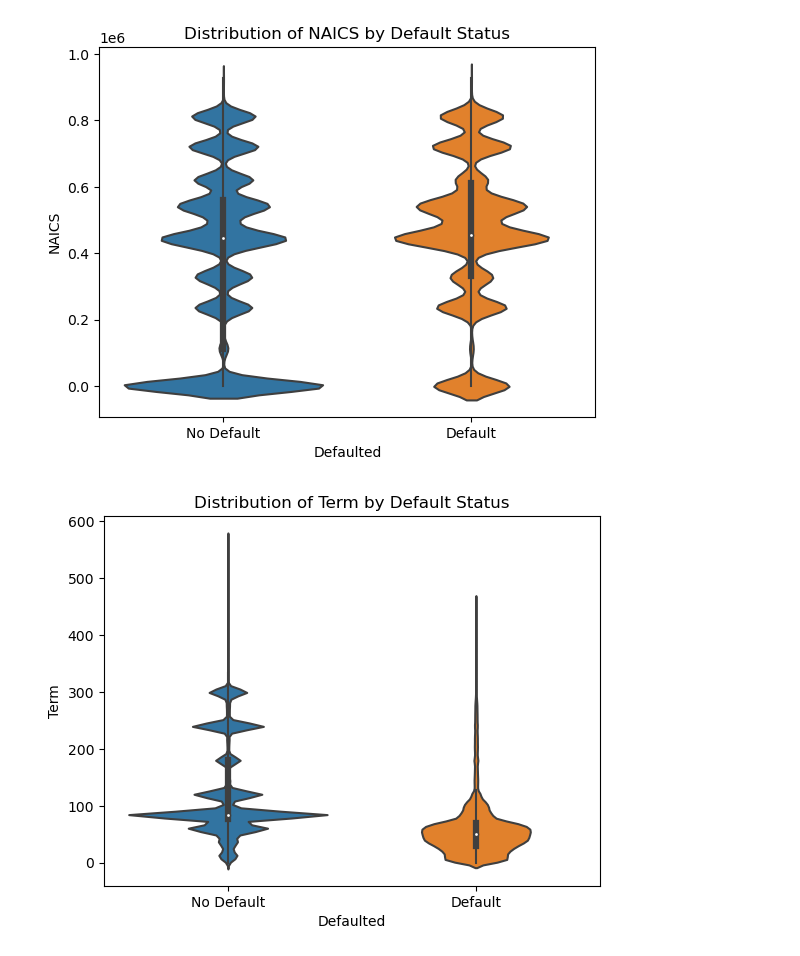
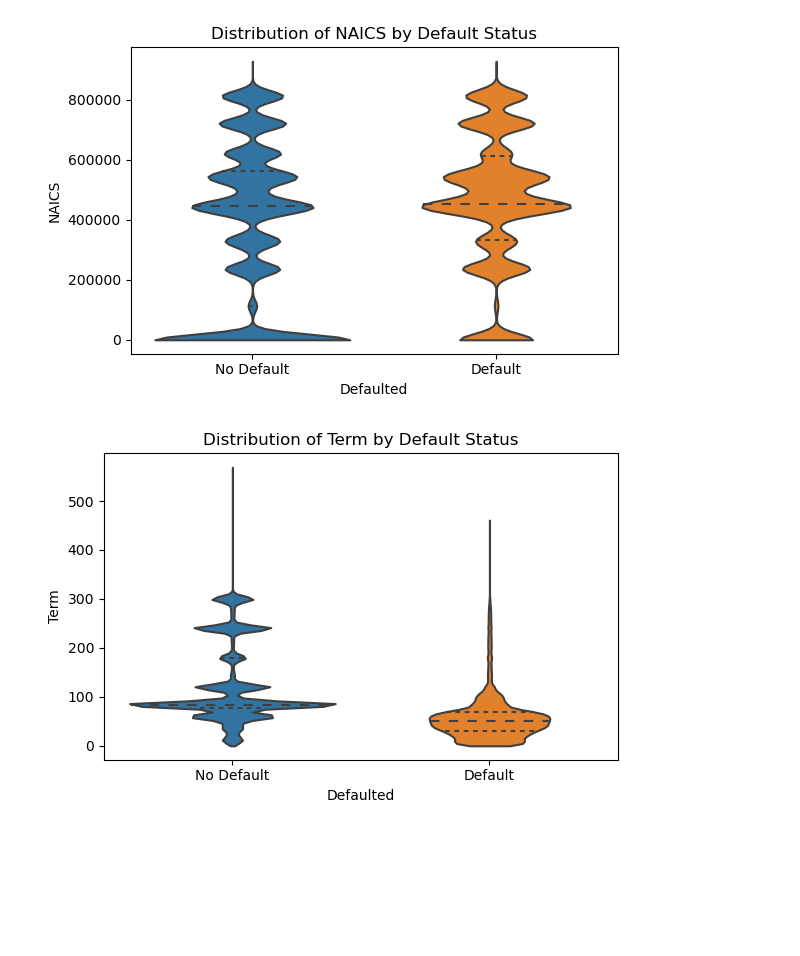
Before and after one commit to S-D-Willis/loan-default-pred, a Jupyter notebook: Loan-Default-Pred_2_EDA.ipynb, the cells around one changed output. Cells and saved outputs as stored; diff of their text form; code cells hidden in the pictures; blank space fills up the shorter version.

Commit message:
Add files via upload
improved graphics, added new plots and comments

```diff
--- a/Loan-Default-Pred_2_EDA.ipynb
+++ b/Loan-Default-Pred_2_EDA.ipynb
@@ -110,0 +145,26 @@ for col in low_cardinality_cols:
+# %%
+## LOW-CARDINALITY CATEGORICAL COLUMNS VS DEFAULTED ##
+
+# We look at columns with the fewest distinct values.
+# These are usually good candidates for visualizing default rates by category.
+
+n = 7  # number of lowest-cardinality columns to inspect
+low_cardinality_cols = nunique[:n].drop("Defaulted").index.tolist()
+
+# For each low-cardinality column, compute the conditional proportion of Defaulted
+# and plot it as a stacked bar chart.
+
+for col in low_cardinality_cols:
+    crosstab = pd.crosstab(
+        index=df[col],
+        columns=df["Defaulted"],
+        normalize="index"  # each row sums to 1
+    )
+
+    ax = crosstab.plot(kind="bar", figsize=(6, 4), stacked=True)
+    plt.title(f"Default distribution by {col}")
+    plt.xlabel(col)
+    plt.ylabel("Proportion within category")
+    plt.legend(title="Defaulted", labels=["No", "Yes"])
+    plt.tight_layout()
+    plt.show()
@@ -111,12 +178,21 @@ for col in low_cardinality_cols:
 # %%
-import seaborn as sns
-import matplotlib.pyplot as plt
+## NUMERIC FEATURES VS DEFAULTED: VIOLIN PLOTS ##
+
+# Here we focus on a few numeric-like columns that are important in this dataset.
+# Violin plots show the full distribution split by default status.
 
 for col in ["NAICS", "Term", "RevLineCr"]:
-    sns.violinplot(x="Defaulted", y=col, data=df)
+    if col not in df.columns:
+        continue
+
+    plt.figure(figsize=(6, 4))
+    sns.violinplot(x="Defaulted", y=col, data=df, cut=0, inner="quartile")
     plt.xticks([0, 1], ["No Default", "Default"])
     plt.title(f"Distribution of {col} by Default Status")
+    plt.xlabel("Defaulted")
+    plt.ylabel(col)
+    plt.tight_layout()
     plt.show()
 # %% [output]
-[figure, old version]
+[figure, new version]
-[figure, old version]
+[figure, new version]
```
Also changed, not shown: parts of 17 cells of this notebook.
